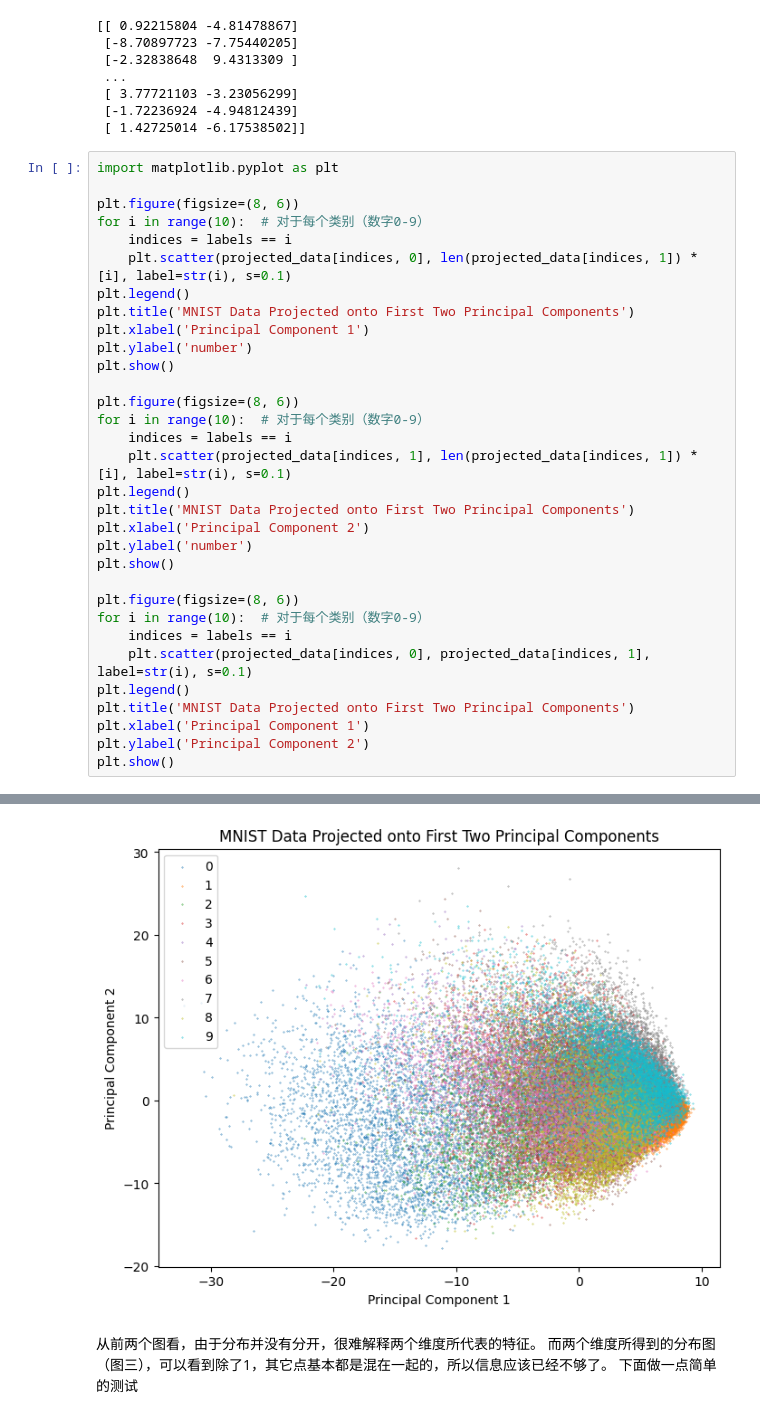
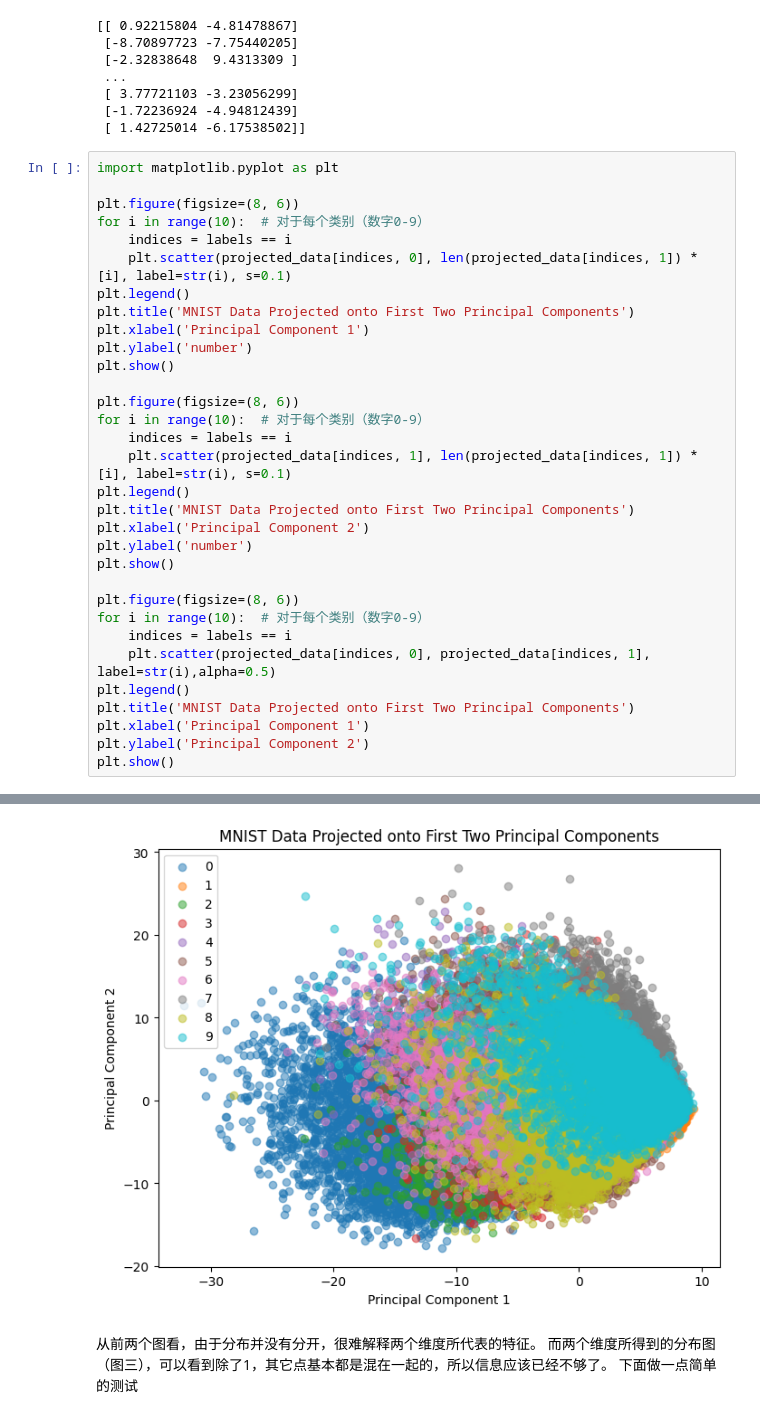
Before and after one commit to henryli2002/ex_1, a Jupyter notebook: ex_7/PCA.ipynb, the cells around one changed output, grey strips where cells are left out. Saved outputs shown, nothing was run; the diff lists cells and outputs as text.

```diff
--- a/ex_7/PCA.ipynb
+++ b/ex_7/PCA.ipynb
@@ -65,35 +65,35 @@ plt.figure(figsize=(8, 6))
 for i in range(10):  # 对于每个类别（数字0-9）
     indices = labels == i
     plt.scatter(projected_data[indices, 0], len(projected_data[indices, 1]) * [i], label=str(i), s=0.1)
 plt.legend()
 plt.title('MNIST Data Projected onto First Two Principal Components')
 plt.xlabel('Principal Component 1')
 plt.ylabel('number')
 plt.show()
 
 plt.figure(figsize=(8, 6))
 for i in range(10):  # 对于每个类别（数字0-9）
     indices = labels == i
     plt.scatter(projected_data[indices, 1], len(projected_data[indices, 1]) * [i], label=str(i), s=0.1)
 plt.legend()
 plt.title('MNIST Data Projected onto First Two Principal Components')
 plt.xlabel('Principal Component 2')
 plt.ylabel('number')
 plt.show()
 
 plt.figure(figsize=(8, 6))
 for i in range(10):  # 对于每个类别（数字0-9）
     indices = labels == i
-    plt.scatter(projected_data[indices, 0], projected_data[indices, 1], label=str(i), s=0.1)
+    plt.scatter(projected_data[indices, 0], projected_data[indices, 1], label=str(i),alpha=0.5)
 plt.legend()
 plt.title('MNIST Data Projected onto First Two Principal Components')
 plt.xlabel('Principal Component 1')
 plt.ylabel('Principal Component 2')
 plt.show()
 # %% [output]
 [figure]
 [figure]
-[figure, old version]
+[figure, new version]
 # %% [markdown]
 从前两个图看，由于分布并没有分开，很难解释两个维度所代表的特征。
 而两个维度所得到的分布图（图三），可以看到除了1，其它点基本都是混在一起的，所以信息应该已经不够了。
```
Also changed, not shown: parts of 3 cells of this notebook, 37 other files.
